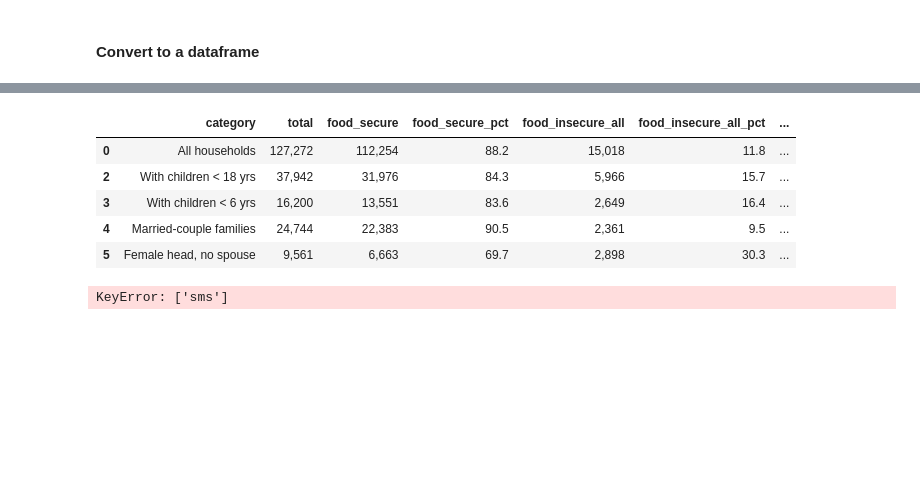
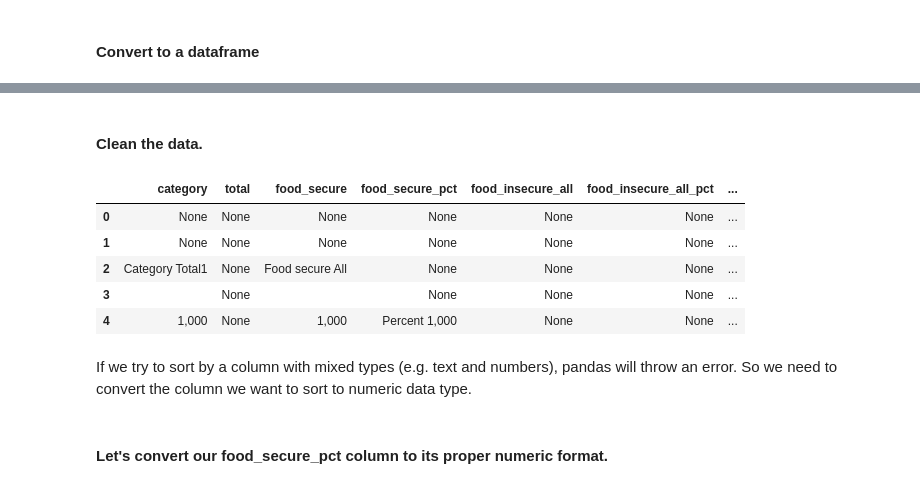
Before and after one commit to JoeYerardi/data-plus-narrative-2019-advanced-data-from-documents, a Jupyter notebook: pdf-conversion-with-python.ipynb, the cells around one changed output, grey strips where cells are left out. Drawn from its saved outputs; the diff is of its cells as text; code cells hidden in the pictures; blank space fills up the shorter version.

Commit message:
Edited the food insecurity section.

```diff
--- a/pdf-conversion-with-python.ipynb
+++ b/pdf-conversion-with-python.ipynb
@@ -484,5 +498,5 @@ im.reset().debug_tablefinder(table_settings)
 # %%
-cropped = pdf.pages[21].crop((0, 0, pdf.pages[21].width, pdf.pages[21].height-190))
+cropped = pdf.pages[21].crop((0, 0, pdf.pages[21].width, pdf.pages[21].height-185)) #(x1, top, x2, bottom)
 im_cropped = cropped.to_image()
 im_cropped
 # %% [output]
@@ -491,7 +517,6 @@ im_cropped
 table_settings = {
     "vertical_strategy": "text",
     "horizontal_strategy": "text",
-    "min_words_horizontal": 10,
     "min_words_vertical": 20
 }
 im_cropped.reset().debug_tablefinder(table_settings)
@@ -523,7 +549,0 @@ food_insecurity_df
-# %%
-# Drop the empty column
-food_insecurity_df = food_insecurity_df.drop(5, axis=1)
-# %%
-# Drop the rows containing no data
-food_insecurity_df = food_insecurity_df[food_insecurity_df[10] != '']
-food_insecurity_df
@@ -548,17 +550,24 @@ food_insecurity_df
+# %% [markdown]
+#### Clean the data.
 # %%
+# Rename the column headers
 food_insecurity_df.columns=['category', 'total', 'food_secure', 'food_secure_pct', 'food_insecure_all',
-                           'food_insecure_all_pct', 'food_insecure_low_food_security',
+                           'blank', 'food_insecure_all_pct', 'food_insecure_low_food_security',
                             'food_insecure_low_food_security_pct', 'food_insecure_very_low_food_security',
                            'food_insecure_very_low_food_security_pct']
+# Drop the empty sixth column
+food_insecurity_df = food_insecurity_df.drop('blank', axis=1)
+# Drop blank rows
+food_insecurity_df = food_insecurity_df[(food_insecurity_df['food_insecure_very_low_food_security_pct'] != '')]
 food_insecurity_df.head()
 # %% [output]
 |  | category | total | food_secure | food_secure_pct | food_insecure_all | food_insecure_all_pct | ... |
-| 0 | All households | 127,272 | 112,254 | 88.2 | 15,018 | 11.8 | ... |
-| 2 | With children < 18 yrs | 37,942 | 31,976 | 84.3 | 5,966 | 15.7 | ... |
-| 3 | With children < 6 yrs | 16,200 | 13,551 | 83.6 | 2,649 | 16.4 | ... |
-| 4 | Married-couple families | 24,744 | 22,383 | 90.5 | 2,361 | 9.5 | ... |
-| 5 | Female head, no spouse | 9,561 | 6,663 | 69.7 | 2,898 | 30.3 | ... |
+| 0 | None | None | None | None | None | None | ... |
+| 1 | None | None | None | None | None | None | ... |
+| 2 | Category Total1 | None | Food secure All | None | None | None | ... |
+| 3 |  | None |  | None | None | None | ... |
+| 4 | 1,000 | None | 1,000 | Percent 1,000 | None | None | ... |
-# %%
-food_insecurity_df = food_insecurity_df.dropna(subset=['sms'])
-# %% [output]
-KeyError: ['sms']
+# %% [markdown]
+If we try to sort by a column with mixed types (e.g. text and numbers), pandas will throw an error. So we need to convert the column we want to sort to numeric data type.
+# %% [markdown]
+#### Let's convert our food_secure_pct column to its proper numeric format.
```
Also changed, not shown: parts of 20 cells of this notebook, 1 other file.
